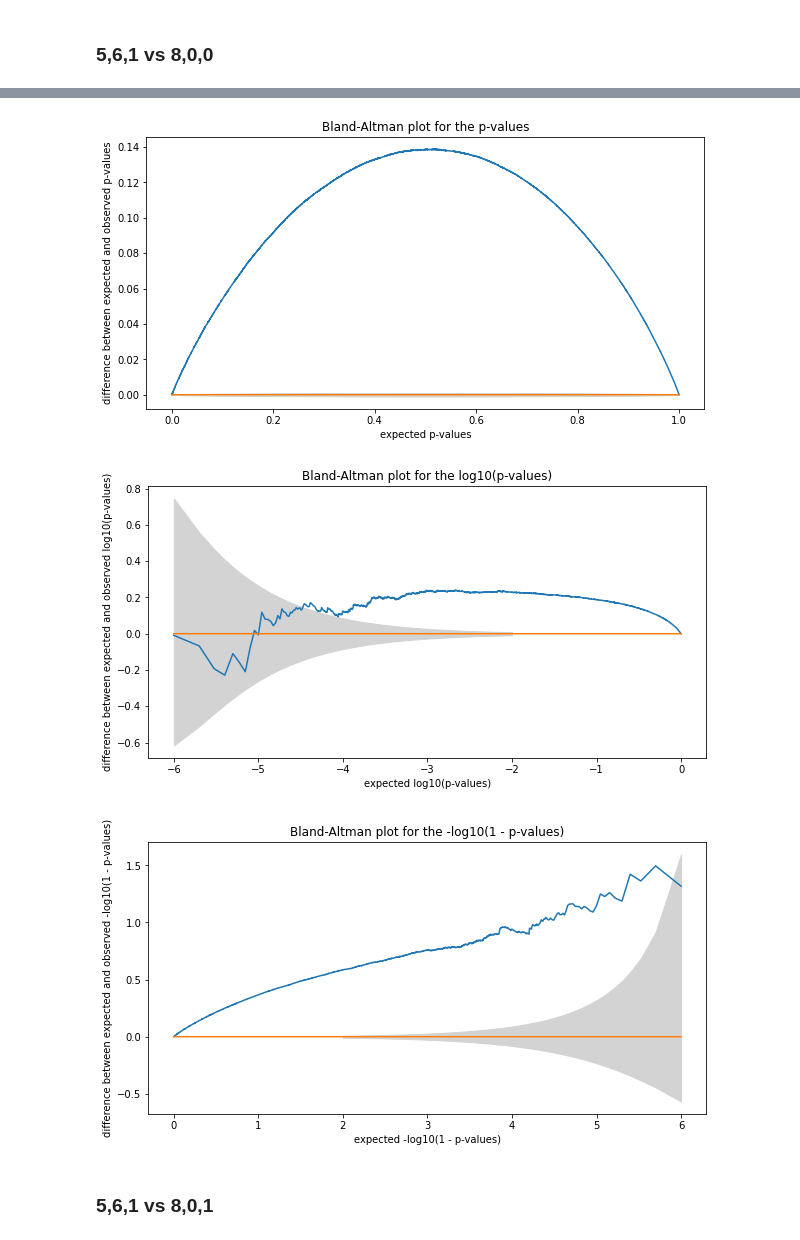
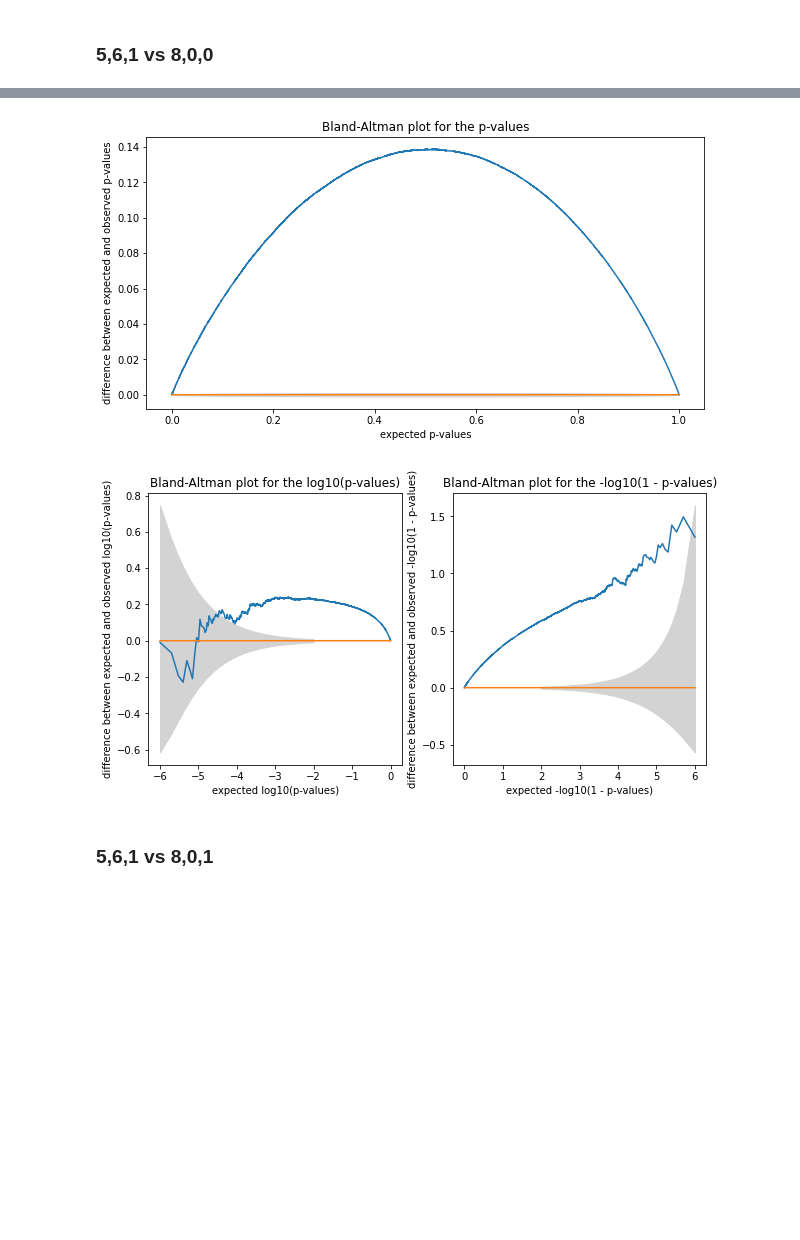
Before and after one commit to xroll174/Correct-Variability-Pipelines, a Jupyter notebook: results/Results.ipynb, the cells around one changed output, grey strips where cells are left out. Cells and saved outputs as stored; diff of their text form; code cells hidden in the pictures; blank space fills up the shorter version.

```diff
--- a/results/Results.ipynb
+++ b/results/Results.ipynb
@@ -478,13 +516,11 @@ Bland_Altman_log2(Vect_vox_561_5241_sample)
 # %%
 qqplot_pval(Vect_vox_561_800_sample,100)
 Bland_Altman(Vect_vox_561_800_sample)
-Bland_Altman_log1(Vect_vox_561_800_sample)
-Bland_Altman_log2(Vect_vox_561_800_sample)
+Bland_Altman_log(Vect_vox_561_800_sample)
 # %% [output]
 [figure]
 [figure]
-[figure, old version]
+[figure, new version]
-[figure, removed]
 # %% [markdown]
 ### 5,6,1 vs 8,0,1
 # %%
```
Also changed, not shown: parts of 13 cells of this notebook.
